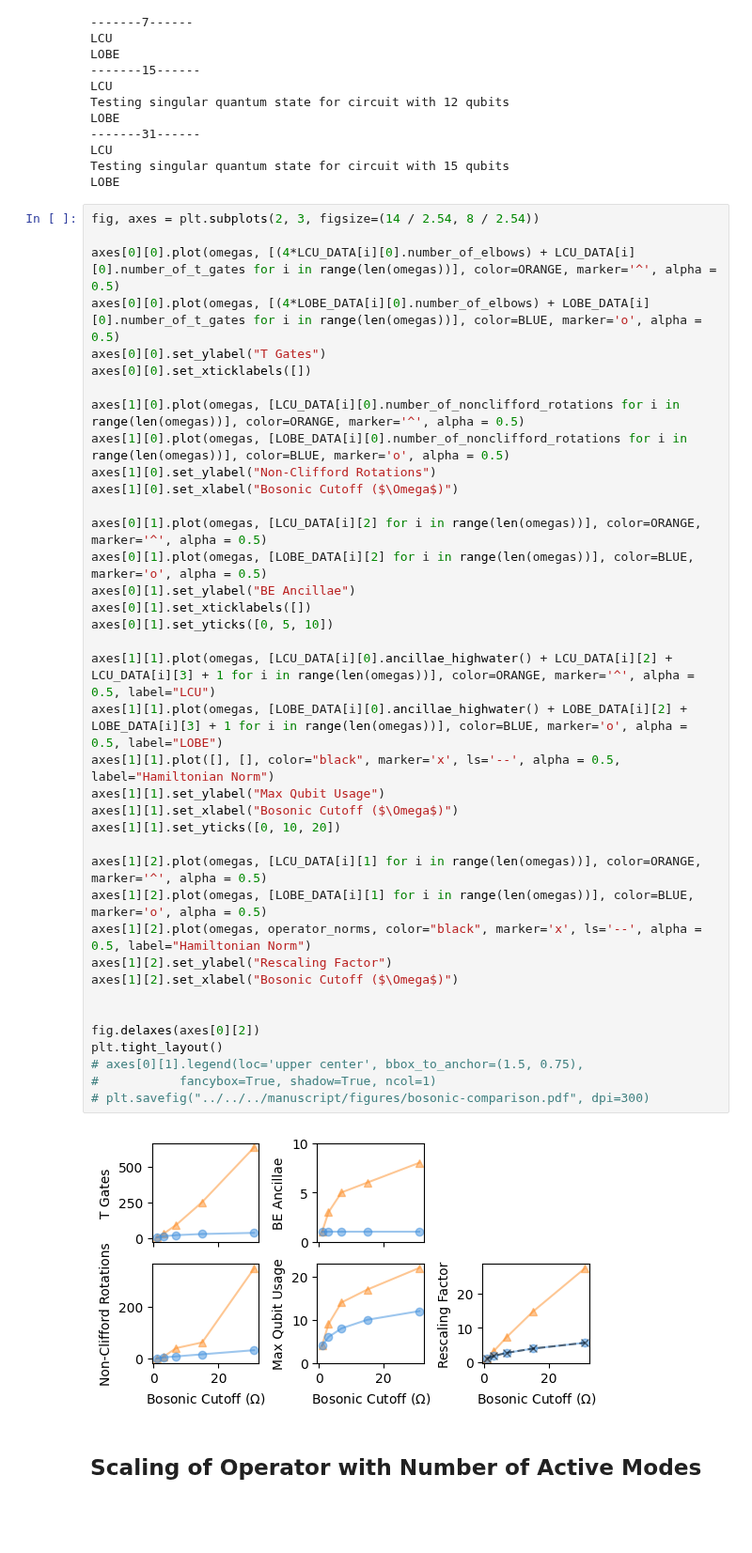
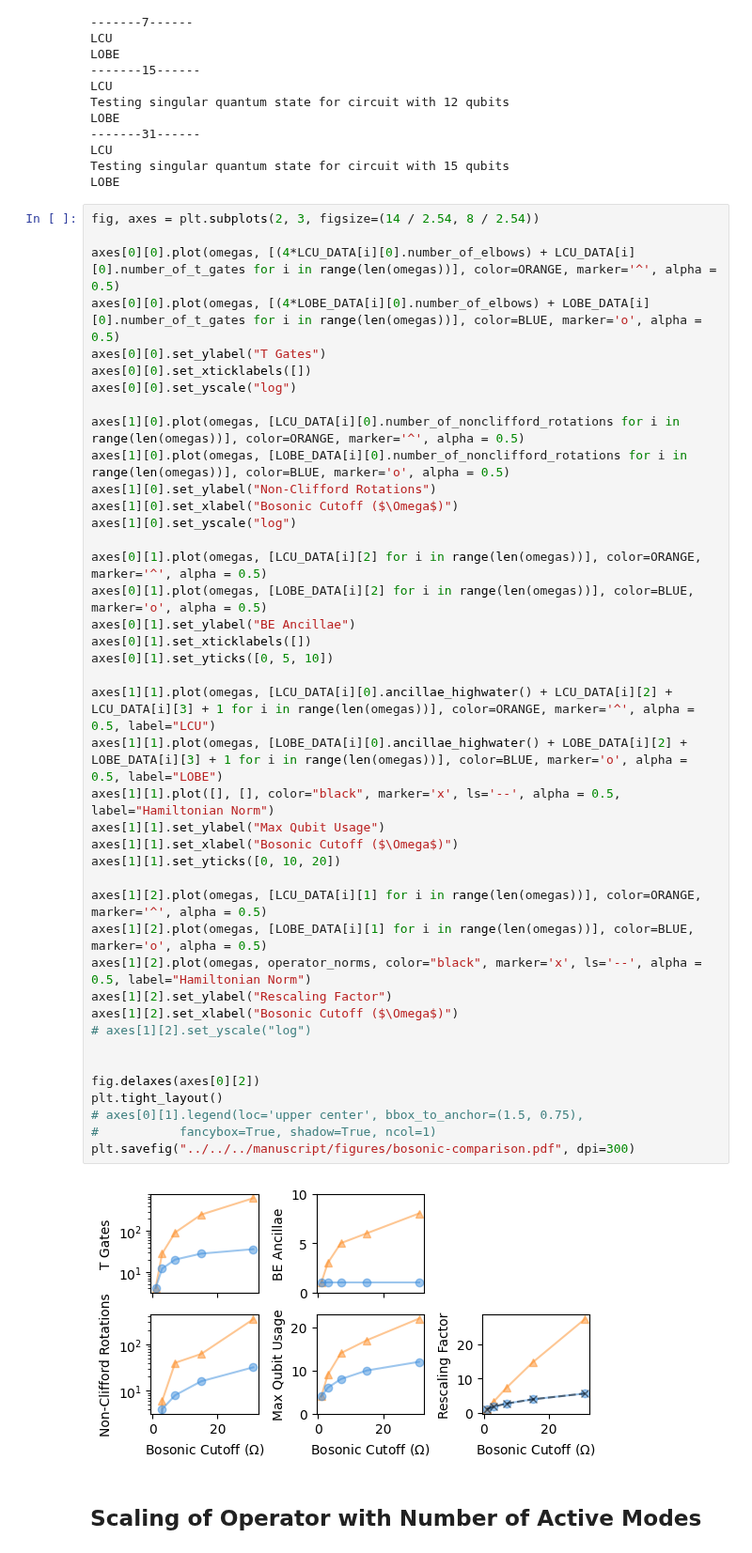
Before and after one commit to Tufts-QIQC/LOBE, a Jupyter notebook: notebooks/benchmarking/components/bosonic_operators.ipynb, the cells around one changed output. Shown at 94% size. Drawn from its saved outputs; the diff is of its cells as text; blank space fills up the shorter version.

```diff
--- a/notebooks/benchmarking/components/bosonic_operators.ipynb
+++ b/notebooks/benchmarking/components/bosonic_operators.ipynb
@@ -138,39 +138,42 @@ axes[0][0].plot(omegas, [(4*LCU_DATA[i][0].number_of_elbows) + LCU_DATA[i][0].nu
 axes[0][0].plot(omegas, [(4*LOBE_DATA[i][0].number_of_elbows) + LOBE_DATA[i][0].number_of_t_gates for i in range(len(omegas))], color=BLUE, marker='o', alpha = 0.5)
 axes[0][0].set_ylabel("T Gates")
 axes[0][0].set_xticklabels([])
+axes[0][0].set_yscale("log")
 
 axes[1][0].plot(omegas, [LCU_DATA[i][0].number_of_nonclifford_rotations for i in range(len(omegas))], color=ORANGE, marker='^', alpha = 0.5)
 axes[1][0].plot(omegas, [LOBE_DATA[i][0].number_of_nonclifford_rotations for i in range(len(omegas))], color=BLUE, marker='o', alpha = 0.5)
 axes[1][0].set_ylabel("Non-Clifford Rotations")
 axes[1][0].set_xlabel("Bosonic Cutoff ($\Omega$)")
+axes[1][0].set_yscale("log")
 
 axes[0][1].plot(omegas, [LCU_DATA[i][2] for i in range(len(omegas))], color=ORANGE, marker='^', alpha = 0.5)
 axes[0][1].plot(omegas, [LOBE_DATA[i][2] for i in range(len(omegas))], color=BLUE, marker='o', alpha = 0.5)
 axes[0][1].set_ylabel("BE Ancillae")
 axes[0][1].set_xticklabels([])
 axes[0][1].set_yticks([0, 5, 10])
 
 axes[1][1].plot(omegas, [LCU_DATA[i][0].ancillae_highwater() + LCU_DATA[i][2] + LCU_DATA[i][3] + 1 for i in range(len(omegas))], color=ORANGE, marker='^', alpha = 0.5, label="LCU")
 axes[1][1].plot(omegas, [LOBE_DATA[i][0].ancillae_highwater() + LOBE_DATA[i][2] + LOBE_DATA[i][3] + 1 for i in range(len(omegas))], color=BLUE, marker='o', alpha = 0.5, label="LOBE")
 axes[1][1].plot([], [], color="black", marker='x', ls='--', alpha = 0.5, label="Hamiltonian Norm")
 axes[1][1].set_ylabel("Max Qubit Usage")
 axes[1][1].set_xlabel("Bosonic Cutoff ($\Omega$)")
 axes[1][1].set_yticks([0, 10, 20])
 
 axes[1][2].plot(omegas, [LCU_DATA[i][1] for i in range(len(omegas))], color=ORANGE, marker='^', alpha = 0.5)
 axes[1][2].plot(omegas, [LOBE_DATA[i][1] for i in range(len(omegas))], color=BLUE, marker='o', alpha = 0.5)
 axes[1][2].plot(omegas, operator_norms, color="black", marker='x', ls='--', alpha = 0.5, label="Hamiltonian Norm")
 axes[1][2].set_ylabel("Rescaling Factor")
 axes[1][2].set_xlabel("Bosonic Cutoff ($\Omega$)")
+# axes[1][2].set_yscale("log")
 
 
 fig.delaxes(axes[0][2])
 plt.tight_layout()
 # axes[0][1].legend(loc='upper center', bbox_to_anchor=(1.5, 0.75),
 #           fancybox=True, shadow=True, ncol=1)
-# plt.savefig("../../../manuscript/figures/bosonic-comparison.pdf", dpi=300)
+plt.savefig("../../../manuscript/figures/bosonic-comparison.pdf", dpi=300)
 # %% [output]
-[figure, old version]
+[figure, new version]
 # %% [markdown]
 ## Scaling of Operator with Number of Active Modes
 # %%
```
Also changed, not shown: parts of 2 cells of this notebook, 59 other files.
